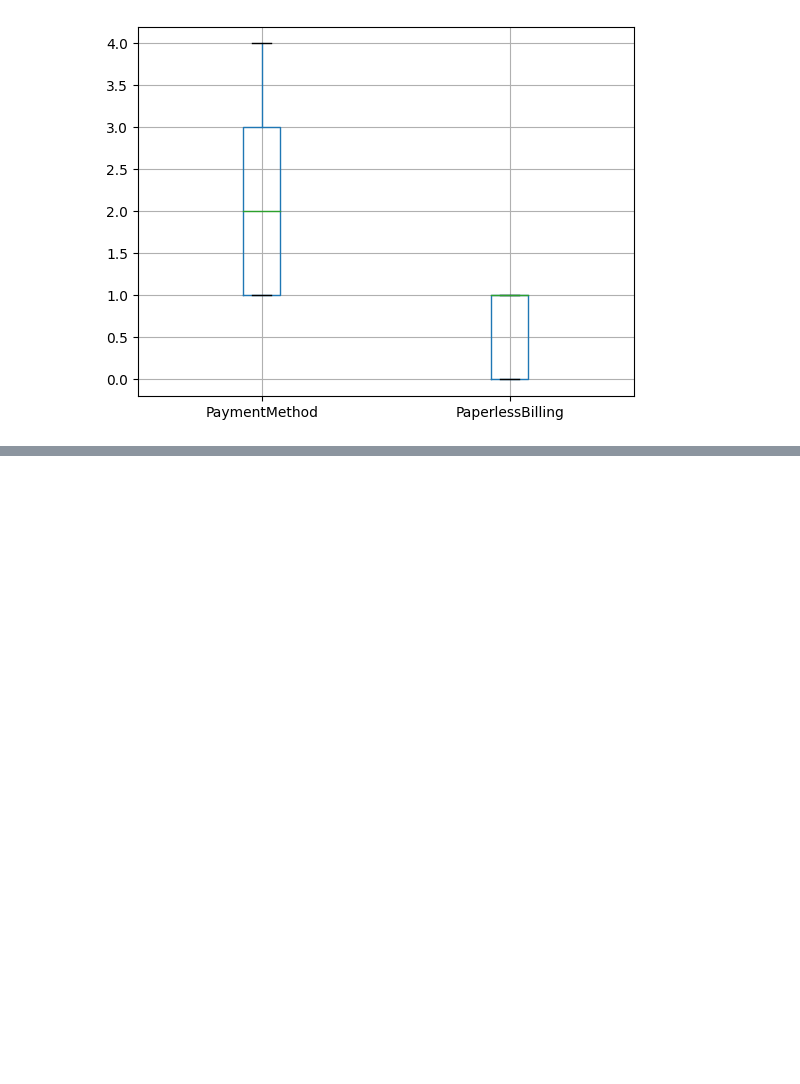
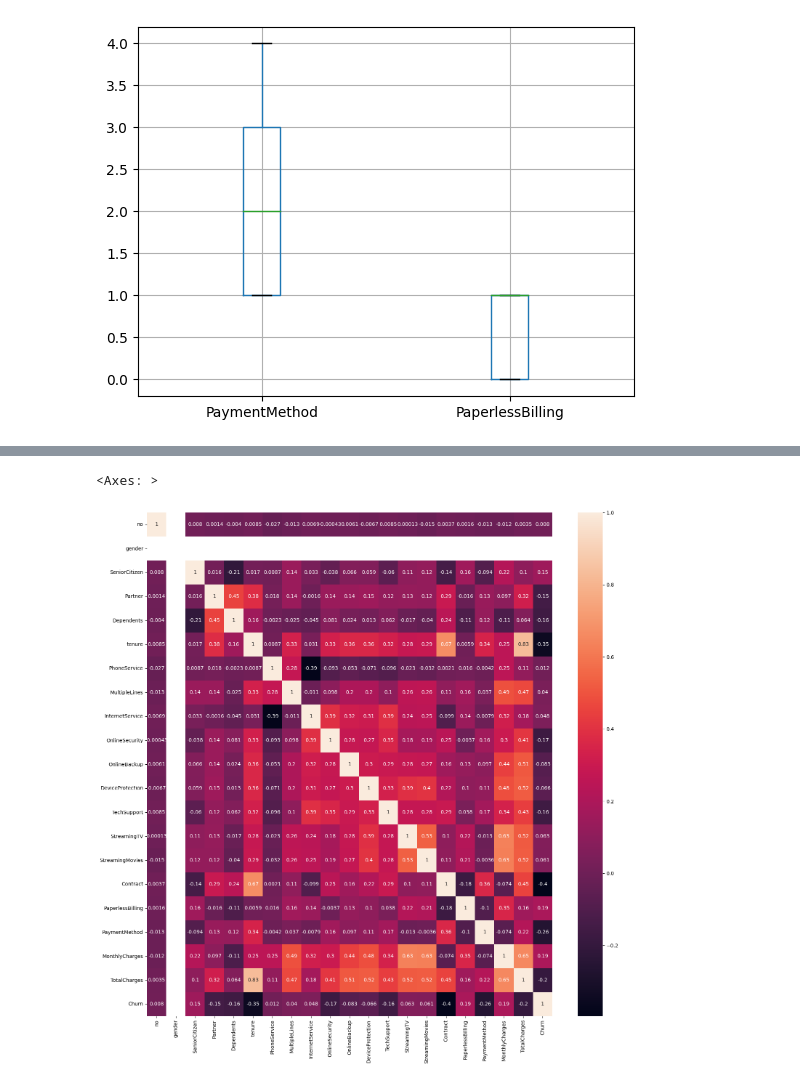
Before and after one commit to ZiolesXy/DataAnalytic, a Jupyter notebook: Type_Data.ipynb, the cells around one changed output, grey strips where cells are left out. Drawn from its saved outputs; the diff is of its cells as text; code cells hidden in the pictures; blank space fills up the shorter version.

```diff
--- a/Type_Data.ipynb
+++ b/Type_Data.ipynb
@@ -96,0 +129,6 @@ print(data)
+# %%
+fig, ax = plt.subplots(figsize=(18,18))
+sns.heatmap(cv, annot=True)
+# %% [output]
+<Axes: >
+[figure, added]
```
Also changed, not shown: parts of 6 cells of this notebook.
